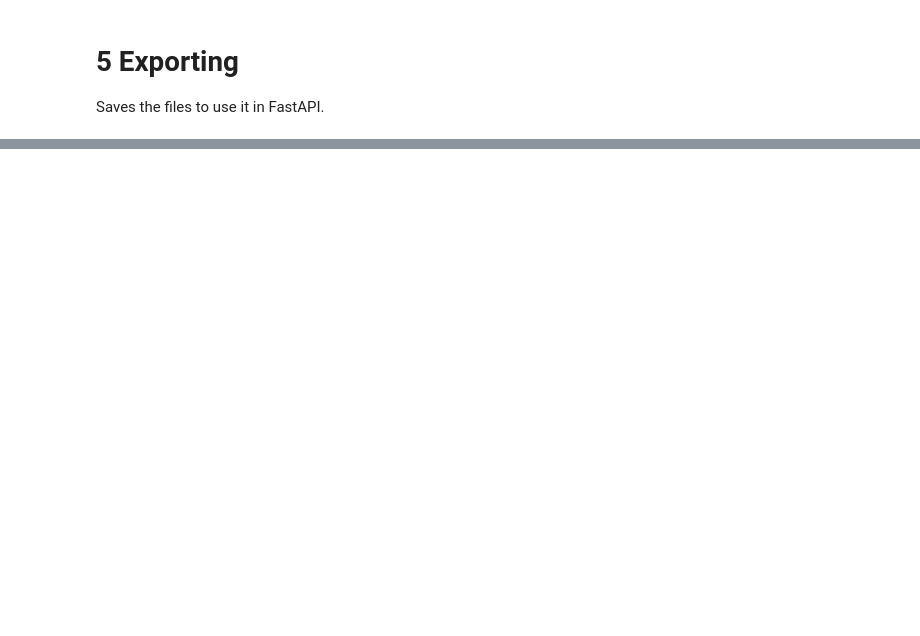
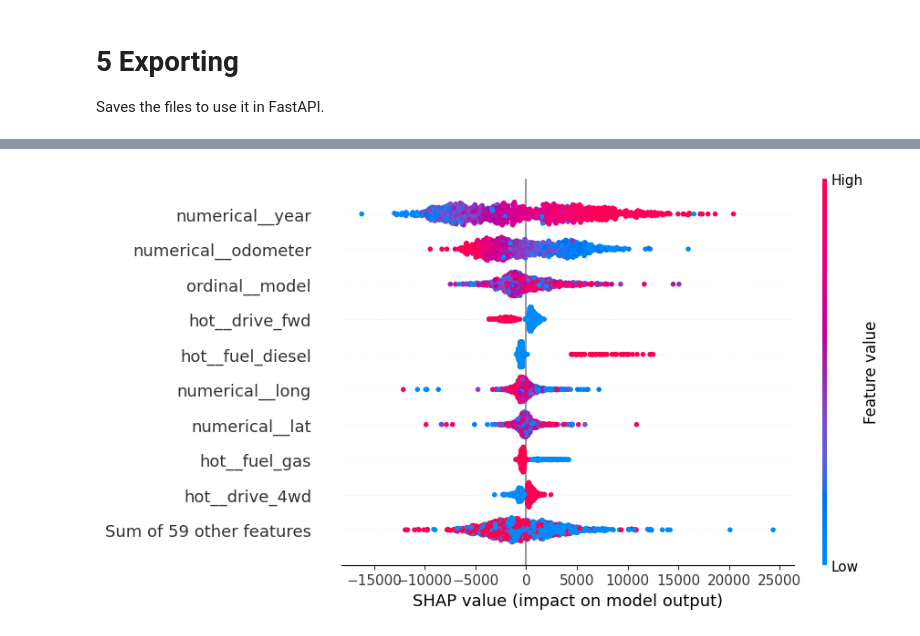
Before and after one commit to hvbridi/XGBRegressor-on-car-prices, a Jupyter notebook: Machine_Learning_Cars.ipynb, the cells around one changed output, grey strips where cells are left out. Cells and saved outputs as stored; diff of their text form; code cells hidden in the pictures; blank space fills up the shorter version.

Commit message:
added shap in order to evaluate the relevance of features

```diff
--- a/Machine_Learning_Cars.ipynb
+++ b/Machine_Learning_Cars.ipynb
@@ -99,0 +120,9 @@ joblib.dump(final_model,'car_price_model.pkl')
+# %%
+explainer = shap.TreeExplainer(final_model)
+# %%
+shap_values = explainer(X_train[:1000])
+# %%
+shap_values.feature_names=preprocessor.get_feature_names_out()
+shap.plots.beeswarm(shap_values)
+# %% [output]
+[figure, added]
```
Also changed, not shown: parts of 4 cells of this notebook, 1 other file.
